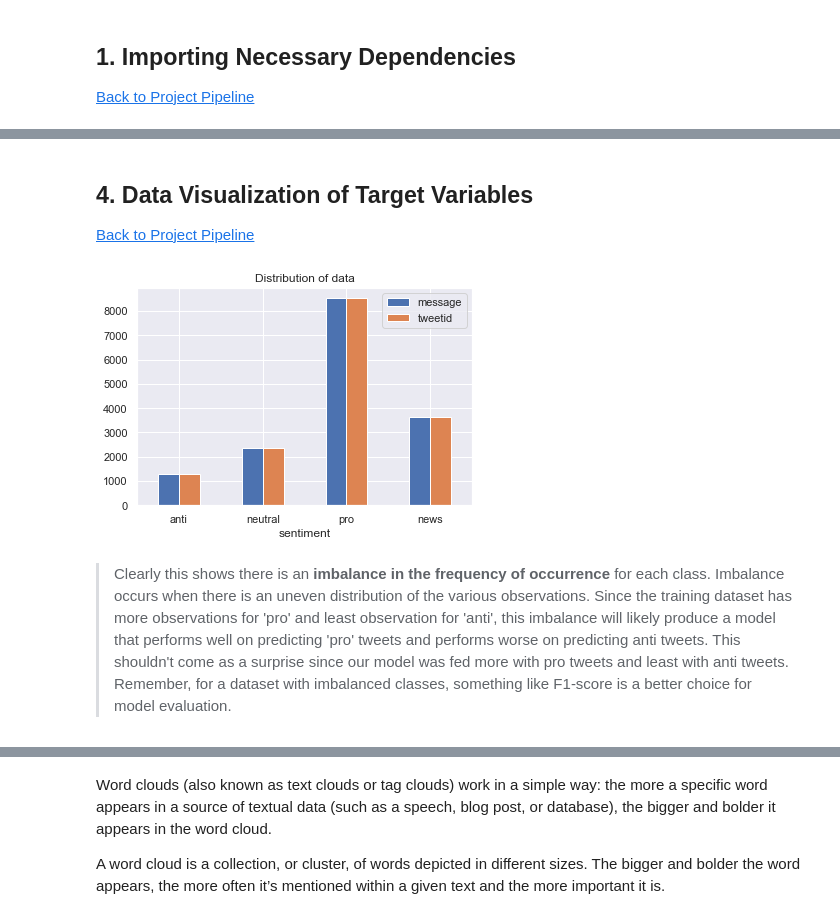
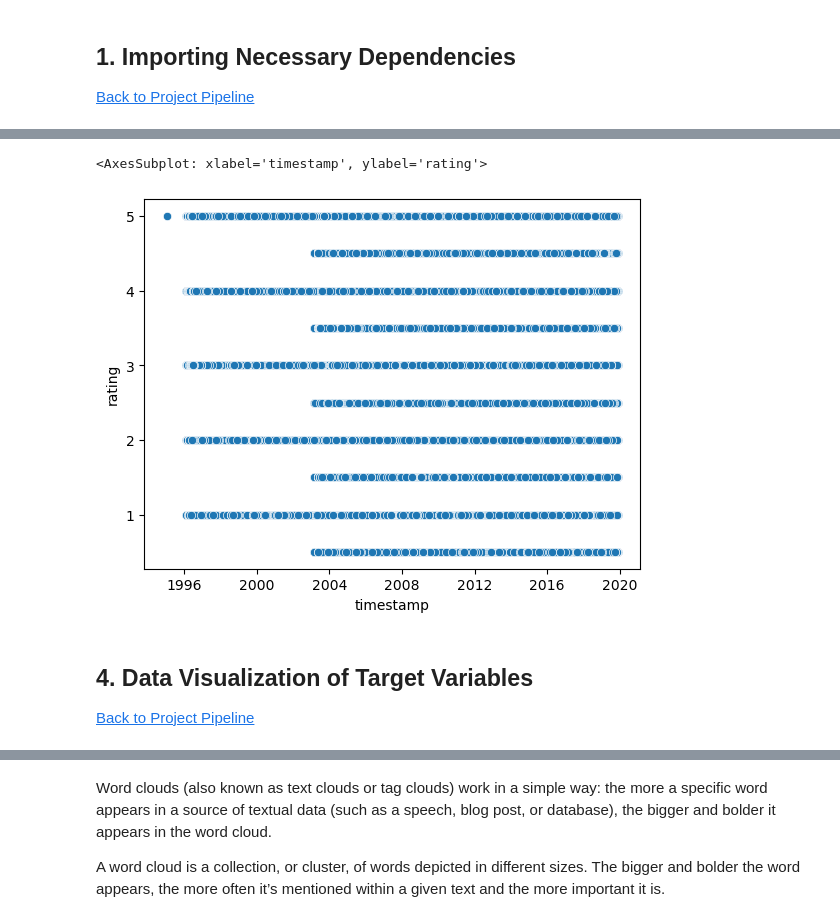
Before and after one commit to JasperZeroes/TeamND2-unsupervised-predict, a Jupyter notebook: TeamND2_notebook.ipynb, the cells around one changed output, grey strips where cells are left out. Saved outputs shown, nothing was run; the diff lists cells and outputs as text; code cells hidden in the pictures.

```diff
--- a/TeamND2_notebook.ipynb
+++ b/TeamND2_notebook.ipynb
@@ -549,18 +505,14 @@ The list of letters clearly shows there is a mix of numerous characters in the d
+# %%
+
+import seaborn as sns
+
+# Scatter plot of ratings vs timestamp
+sns.scatterplot(x='timestamp', y='rating', data=train)
+# %% [output]
+<AxesSubplot: xlabel='timestamp', ylabel='rating'>
+[figure, added]
 # %% [markdown]
 <a id="four"></a>
 ## 4. Data Visualization of Target Variables
 <a class="anchor" id="1.1"></a>
 <a href=#cont>Back to Project Pipeline</a>
-# %%
-# Plotting the distribution for dataset.
-
-ax = df_train.groupby('sentiment').count().plot(kind='bar',
-                                                title='Distribution of data',legend=True)
-labels = df_train['sentiment'].unique()
-ax.set_xticklabels(['anti','neutral', 'pro', 'news'], rotation = 0)
-# Storing data in lists.
-message, sentiment = list(df_train['message']), list(df_train['sentiment'])
-# %% [output]
-[figure, removed]
-# %% [markdown]
-> Clearly this shows there is an **imbalance in the frequency of occurrence** for each class. Imbalance occurs when there is an uneven distribution of the various observations. Since the training dataset has more observations for 'pro' and least observation for 'anti', this imbalance will likely produce a model that performs well on predicting 'pro' tweets and performs worse on predicting anti tweets. This shouldn't come as a surprise since our model was fed more with pro tweets and least with anti tweets.  Remember, for a dataset with imbalanced classes, something like F1-score is a better choice for model evaluation.
```
Also changed, not shown: parts of 134 cells of this notebook.
